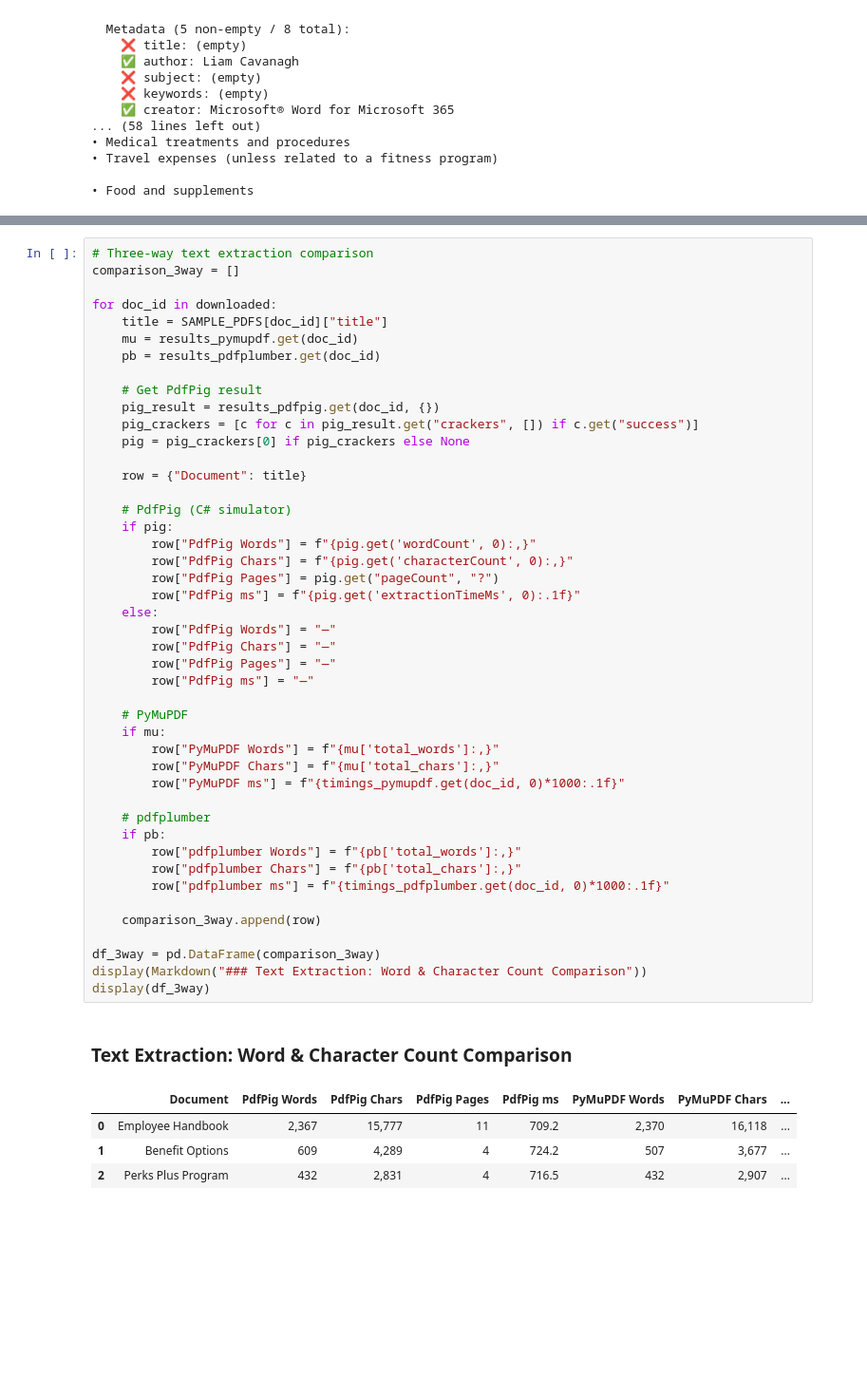
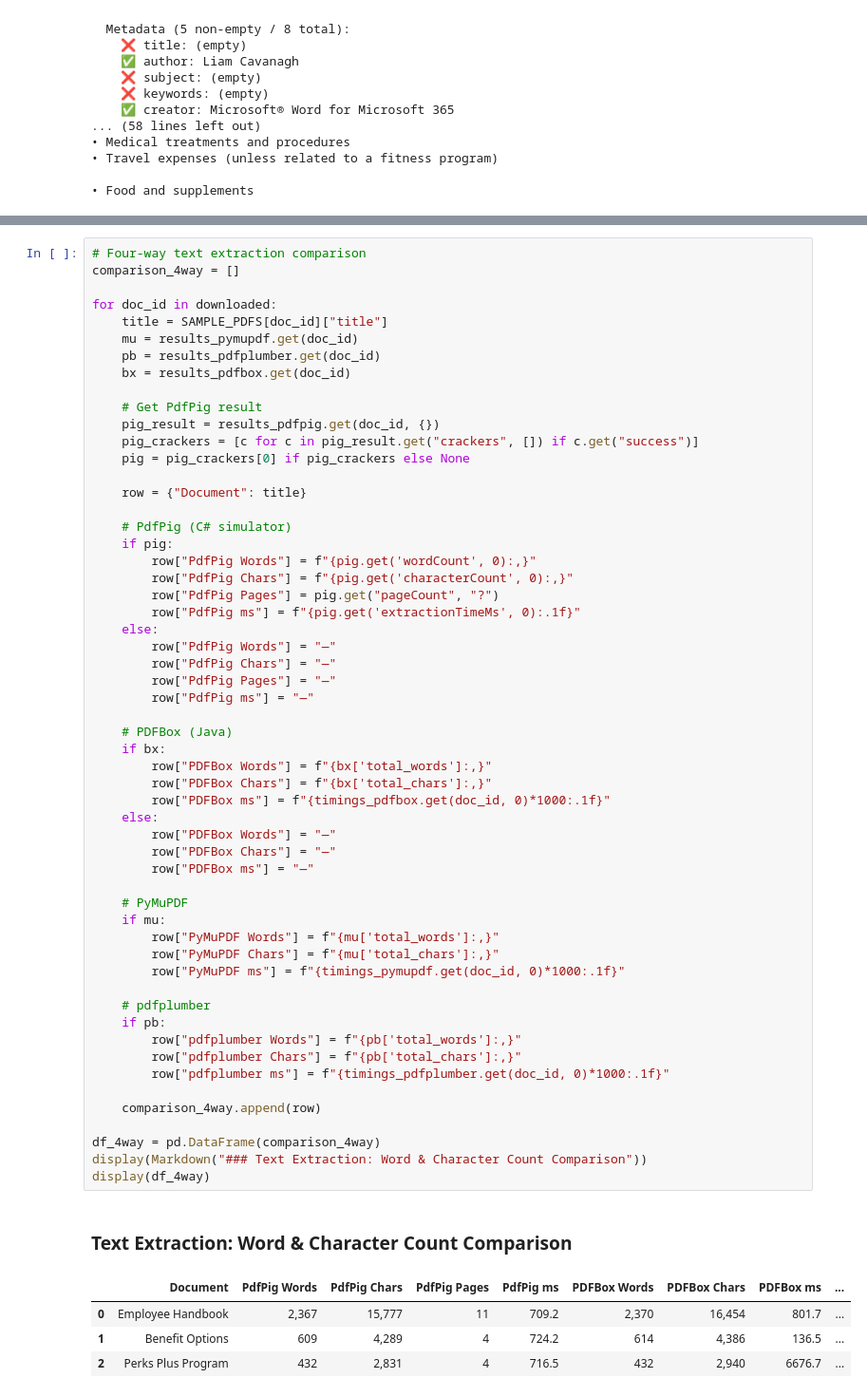
Before and after one commit to Ellerbach/azure-ai-search-simulator, a Jupyter notebook: samples/PdfExtractionNotebook/pdf_extraction_test.ipynb, the cells around one changed output, grey strips where cells are left out. Shown at 95% size. Cells and saved outputs as stored; diff of their text form; blank space fills up the shorter version.

```diff
--- a/samples/PdfExtractionNotebook/pdf_extraction_test.ipynb
+++ b/samples/PdfExtractionNotebook/pdf_extraction_test.ipynb
@@ -637,11 +904,12 @@ Compare the extracted text and metadata across all three libraries side by side.
 # %%
-# Three-way text extraction comparison
-comparison_3way = []
+# Four-way text extraction comparison
+comparison_4way = []
 
 for doc_id in downloaded:
     title = SAMPLE_PDFS[doc_id]["title"]
     mu = results_pymupdf.get(doc_id)
     pb = results_pdfplumber.get(doc_id)
+    bx = results_pdfbox.get(doc_id)
 
     # Get PdfPig result
     pig_result = results_pdfpig.get(doc_id, {})
@@ -651,38 +919,48 @@ for doc_id in downloaded:
     row = {"Document": title}
 
     # PdfPig (C# simulator)
     if pig:
         row["PdfPig Words"] = f"{pig.get('wordCount', 0):,}"
         row["PdfPig Chars"] = f"{pig.get('characterCount', 0):,}"
         row["PdfPig Pages"] = pig.get("pageCount", "?")
         row["PdfPig ms"] = f"{pig.get('extractionTimeMs', 0):.1f}"
     else:
         row["PdfPig Words"] = "—"
         row["PdfPig Chars"] = "—"
         row["PdfPig Pages"] = "—"
         row["PdfPig ms"] = "—"
 
+    # PDFBox (Java)
+    if bx:
+        row["PDFBox Words"] = f"{bx['total_words']:,}"
+        row["PDFBox Chars"] = f"{bx['total_chars']:,}"
+        row["PDFBox ms"] = f"{timings_pdfbox.get(doc_id, 0)*1000:.1f}"
+    else:
+        row["PDFBox Words"] = "—"
+        row["PDFBox Chars"] = "—"
+        row["PDFBox ms"] = "—"
+
     # PyMuPDF
     if mu:
         row["PyMuPDF Words"] = f"{mu['total_words']:,}"
         row["PyMuPDF Chars"] = f"{mu['total_chars']:,}"
         row["PyMuPDF ms"] = f"{timings_pymupdf.get(doc_id, 0)*1000:.1f}"
 
     # pdfplumber
     if pb:
         row["pdfplumber Words"] = f"{pb['total_words']:,}"
         row["pdfplumber Chars"] = f"{pb['total_chars']:,}"
         row["pdfplumber ms"] = f"{timings_pdfplumber.get(doc_id, 0)*1000:.1f}"
 
-    comparison_3way.append(row)
+    comparison_4way.append(row)
 
-df_3way = pd.DataFrame(comparison_3way)
+df_4way = pd.DataFrame(comparison_4way)
 display(Markdown("### Text Extraction: Word & Character Count Comparison"))
-display(df_3way)
+display(df_4way)
 # %% [output]
 ### Text Extraction: Word & Character Count Comparison
-|  | Document | PdfPig Words | PdfPig Chars | PdfPig Pages | PdfPig ms | PyMuPDF Words | PyMuPDF Chars | ... |
-| 0 | Employee Handbook | 2,367 | 15,777 | 11 | 709.2 | 2,370 | 16,118 | ... |
-| 1 | Benefit Options | 609 | 4,289 | 4 | 724.2 | 507 | 3,677 | ... |
-| 2 | Perks Plus Program | 432 | 2,831 | 4 | 716.5 | 432 | 2,907 | ... |
+|  | Document | PdfPig Words | PdfPig Chars | PdfPig Pages | PdfPig ms | PDFBox Words | PDFBox Chars | PDFBox ms | ... |
+| 0 | Employee Handbook | 2,367 | 15,777 | 11 | 709.2 | 2,370 | 16,454 | 801.7 | ... |
+| 1 | Benefit Options | 609 | 4,289 | 4 | 724.2 | 614 | 4,386 | 136.5 | ... |
+| 2 | Perks Plus Program | 432 | 2,831 | 4 | 716.5 | 432 | 2,940 | 6676.7 | ... |
 # %%
```
Also changed, not shown: parts of 10 cells of this notebook, 1 other file.
